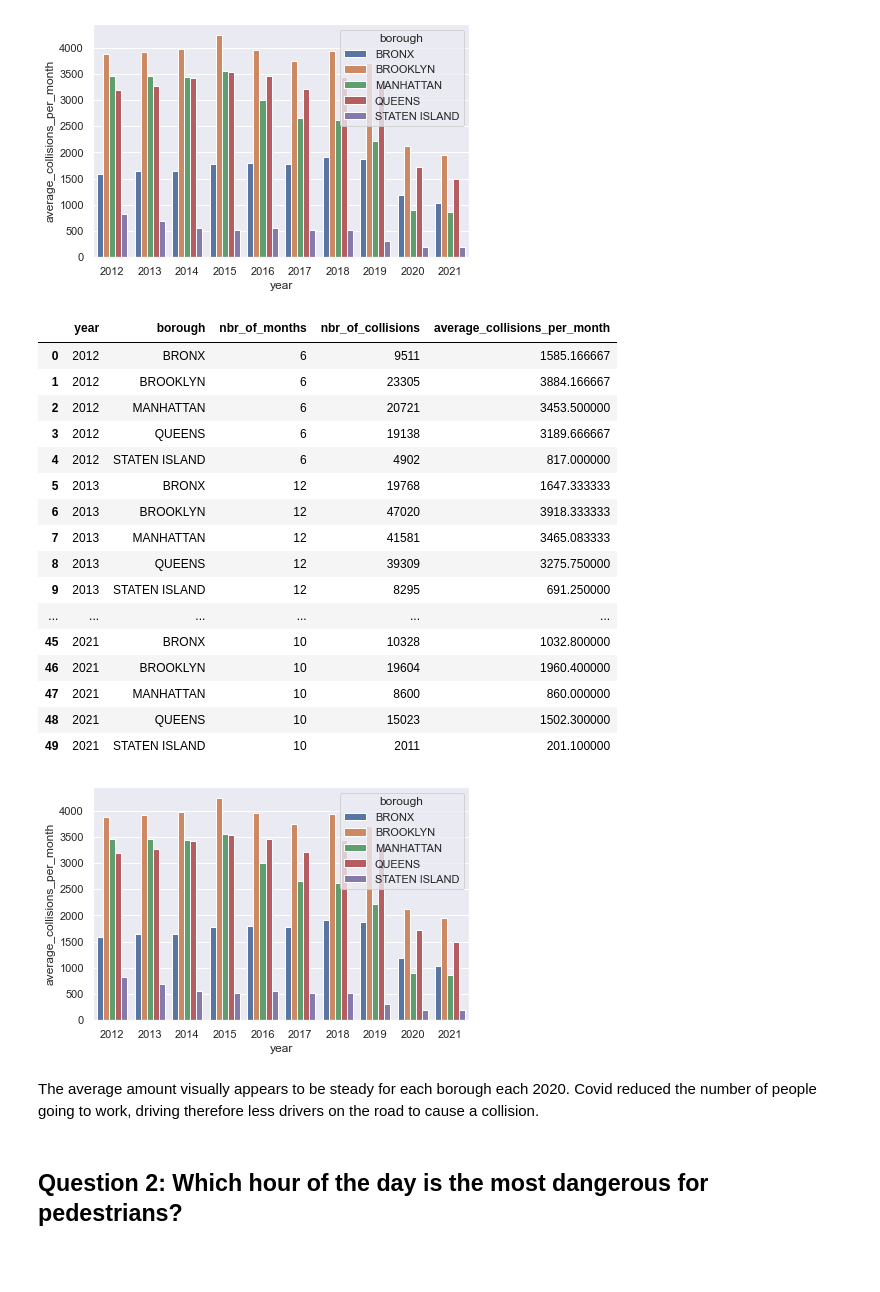
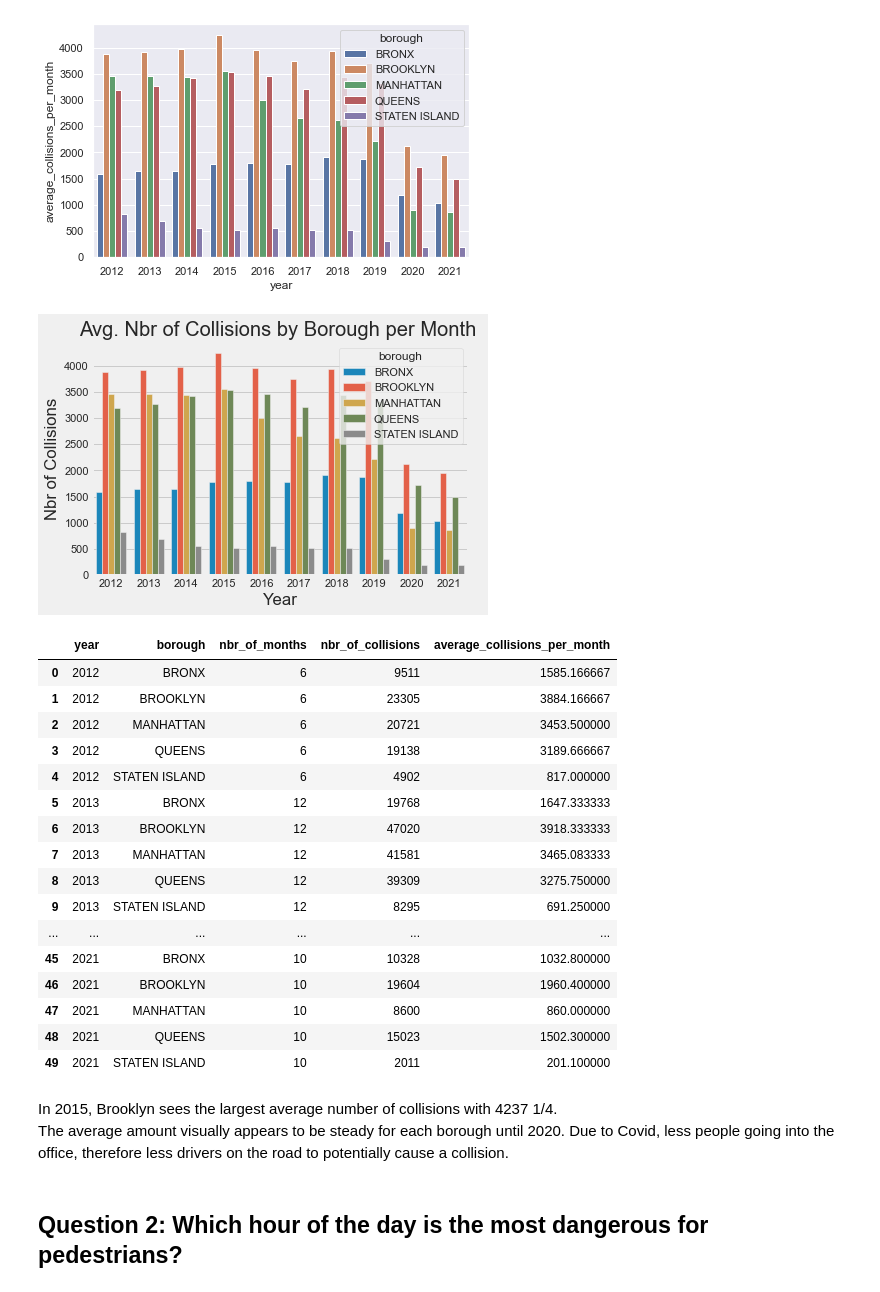
Before and after one commit to jordan-carson/data-engineering-nyc, a Jupyter notebook: src/part2_eda.ipynb, the cells around one changed output. Cells and saved outputs as stored; diff of their text form; code cells hidden in the pictures; blank space fills up the shorter version.

```diff
--- a/src/part2_eda.ipynb
+++ b/src/part2_eda.ipynb
@@ -405,26 +490,26 @@ sns.barplot(x="year", y="average_collisions_per_month", data=agg_question1, hue=
 <AxesSubplot:xlabel='year', ylabel='average_collisions_per_month'>
 [figure]
 # %%
-# The below pivot table does not take into account the number of months in the dataset for 2012 and 2021, thus the below is not correct.
-
-# pd.pivot_table(collision_df, index=['borough'], columns=['year'], values=['number'], aggfunc=np.sum).transform(lambda x: x/12)
-
 # finally, putting this all in a function
 
 def calc_question1(data: pd.DataFrame):
     keep_cols = ['year', 'month', 'borough', 'collision_id']
     question1 = data[keep_cols].drop_duplicates()
     question1 = question1.pivot_table(values='collision_id', index=['year', 'month', 'borough'], aggfunc=len).reset_index().rename({'collision_id': 'nbr_of_collisions'}, axis=1)
     question1.loc[:, 'nbr_of_months'] = (
     question1.groupby(['year'])['month'].transform('nunique')
     )
     agg_question1 = question1.pivot_table(values='nbr_of_collisions', index=['year', 'borough', 'nbr_of_months'], aggfunc=np.sum).reset_index()
     agg_question1.loc[:, 'average_collisions_per_month'] = agg_question1.loc[:, 'nbr_of_collisions'] / agg_question1.loc[:, 'nbr_of_months']
-    sns.barplot(x="year", y="average_collisions_per_month", data=agg_question1, hue='borough', estimator=sum)
-    # def question1
+    fig = sns.barplot(x="year", y="average_collisions_per_month", data=agg_question1, hue='borough', estimator=sum)
+    plt.xlabel("Year")
+    plt.ylabel("Nbr of Collisions")
+    plt.title("Avg. Nbr of Collisions by Borough per Month ")
+    plt.show(fig)
     return agg_question1
 calc_question1(collision_df)
 # %% [output]
+[figure, new version]
 |  | year | borough | nbr_of_months | nbr_of_collisions | average_collisions_per_month |
 | 0 | 2012 | BRONX | 6 | 9511 | 1585.166667 |
 | 1 | 2012 | BROOKLYN | 6 | 23305 | 3884.166667 |
@@ -442,9 +527,9 @@ calc_question1(collision_df)
 | 47 | 2021 | MANHATTAN | 10 | 8600 | 860.000000 |
 | 48 | 2021 | QUEENS | 10 | 15023 | 1502.300000 |
 | 49 | 2021 | STATEN ISLAND | 10 | 2011 | 201.100000 |
-[figure, old version]
 # %% [markdown]
-The average amount visually appears to be steady for each borough each 2020. Covid reduced the number of people going to work, driving therefore less drivers on the road to cause a collision.
+In 2015, Brooklyn sees the largest average number of collisions with 4237 1/4.\
+The average amount visually appears to be steady for each borough until 2020. Due to Covid, less people going into the office, therefore less drivers on the road to potentially cause a collision.
 # %% [markdown]
 ## Question 2: Which hour of the day is the most dangerous for pedestrians?
 # %%
```
Also changed, not shown: parts of 14 cells of this notebook, 1 other file.
